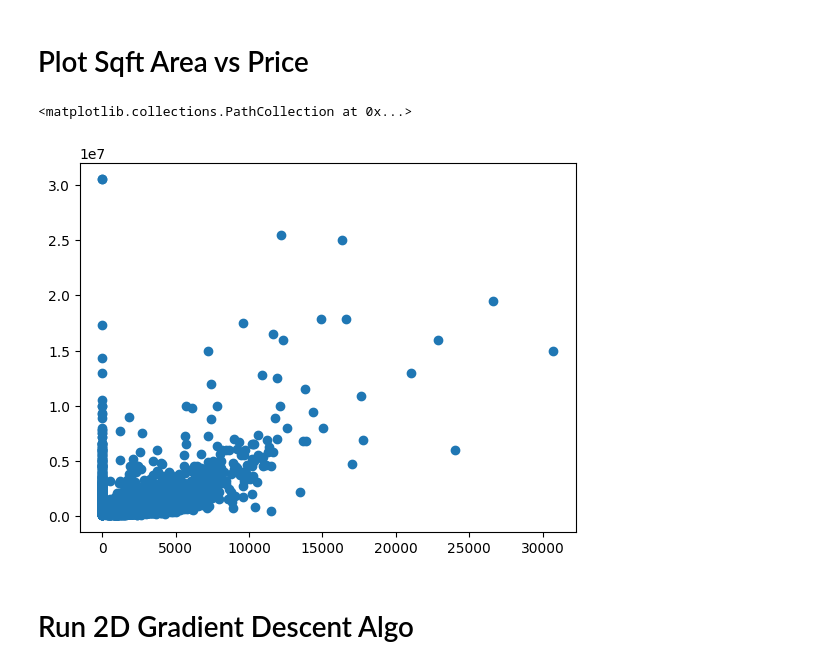
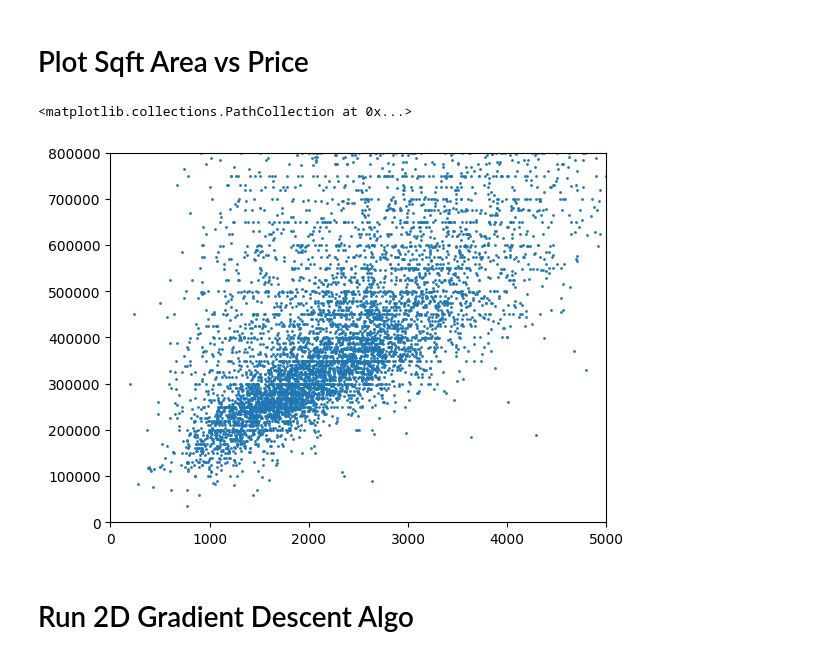
Before and after one commit to tugonbob/Stanford-CS229-Andrew-Ng, a Jupyter notebook: gradientDescent.ipynb, the cells around one changed output. Saved outputs shown, nothing was run; the diff lists cells and outputs as text; code cells hidden in the pictures.

```diff
--- a/gradientDescent.ipynb
+++ b/gradientDescent.ipynb
@@ -25,10 +25,12 @@ print(data)
 # %% [markdown]
 # Plot Sqft Area vs Price
 # %%
-plt.scatter(data[:, 4], data[:, 2])
+plt.xlim([0,5000])
+plt.ylim([0,800_000])
+plt.scatter(data[:, 4], data[:, 2], s=1)
 # %% [output]
 <matplotlib.collections.PathCollection at 0x...>
-[figure, old version]
+[figure, new version]
 # %% [markdown]
 # Run 2D Gradient Descent Algo
 # %%
```
Also changed, not shown: parts of 2 cells of this notebook, 2 other files.
